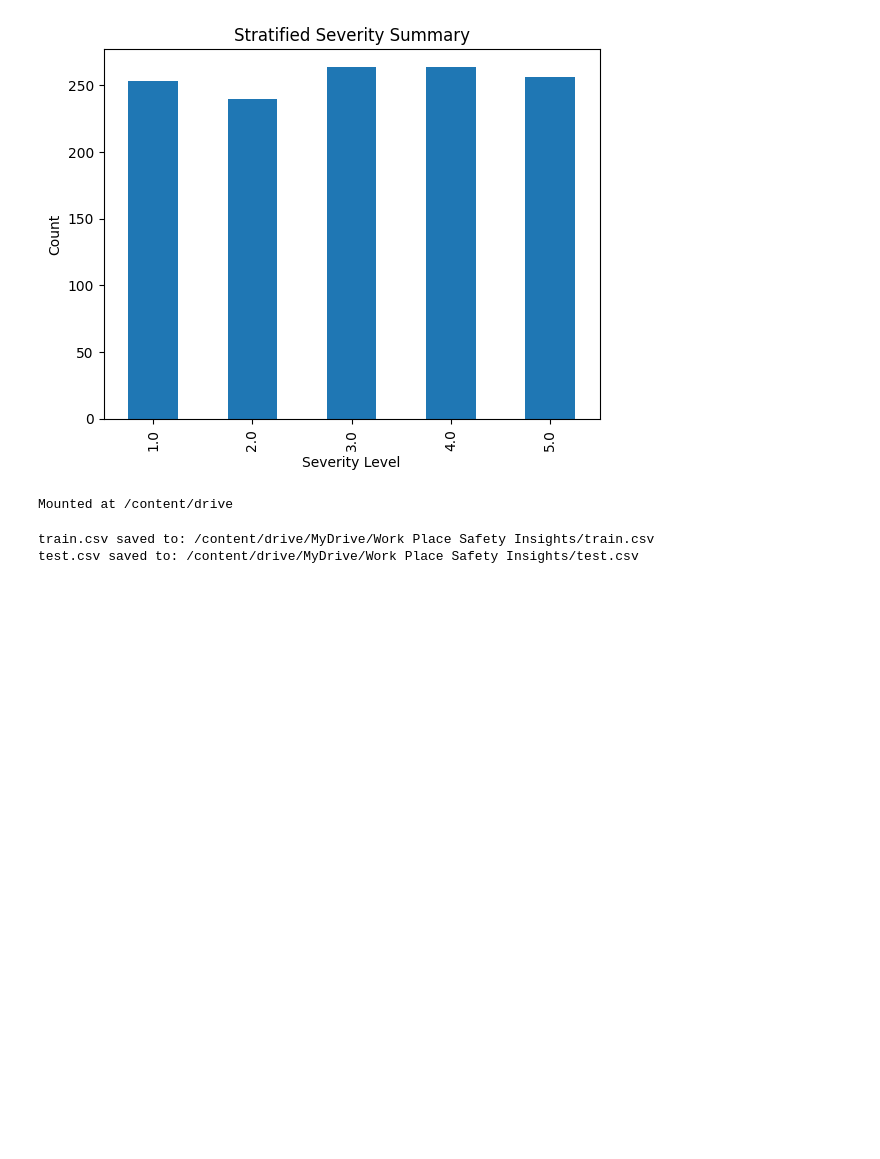
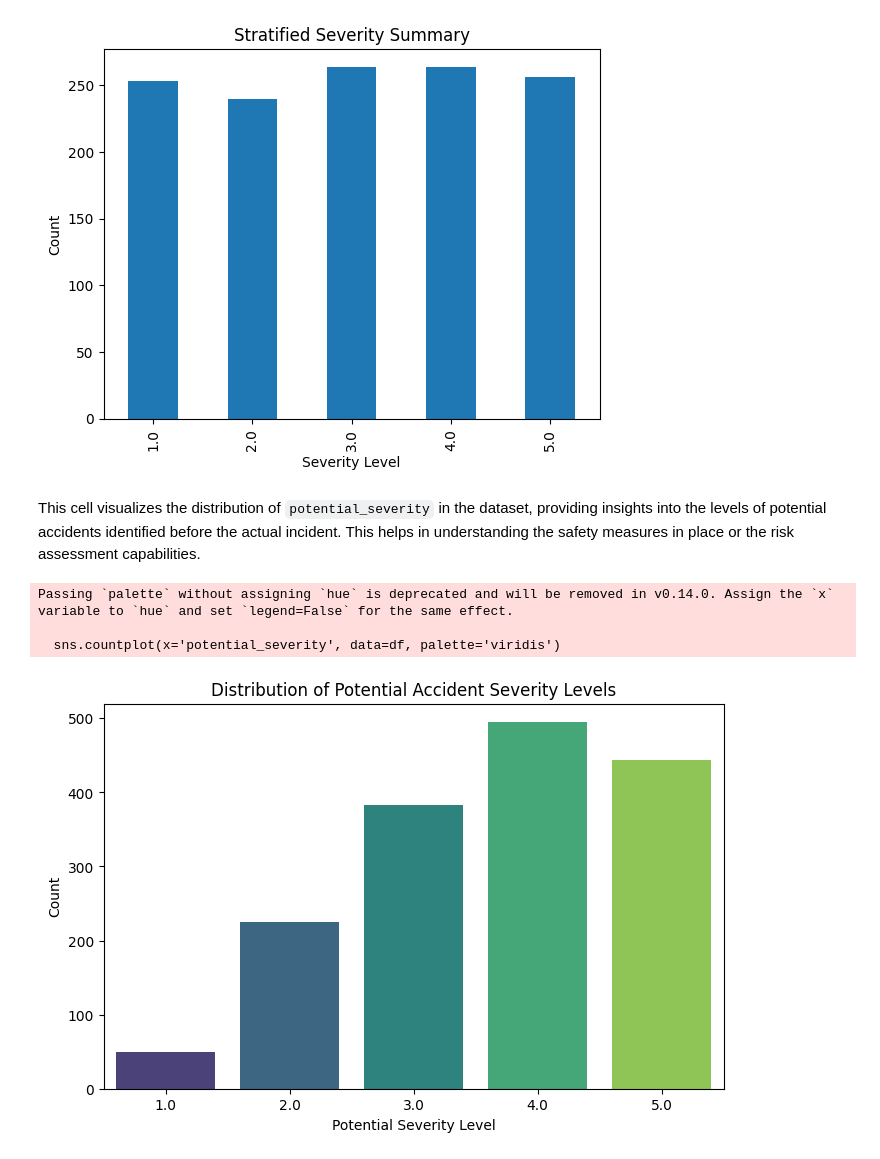
Before and after one commit to susara20010420/Workplace-Safety-Insights-from-the-Industrial-Safety-Health-Analytics-Dataset, a Jupyter notebook: v3_EDA_Balancing_Methodology.ipynb, the cells around one changed output. Saved outputs shown, nothing was run; the diff lists cells and outputs as text; code cells hidden in the pictures; blank space fills up the shorter version.

```diff
--- a/v3_EDA_Balancing_Methodology.ipynb
+++ b/v3_EDA_Balancing_Methodology.ipynb
@@ -141,26 +160,18 @@ severity
 4.0         264            0.318182
 5.0         256            0.000000
 [figure]
-# %%
-from google.colab import drive
-drive.mount('/content/drive')
-# %% [output]
-Mounted at /content/drive
-# %%
-# Define the path in your Google Drive where you want to save the files
-drive_path = '/content/drive/MyDrive/Work Place Safety Insights/'
-
-
-# Create the directory if it doesn't exist
-import os
-os.makedirs(drive_path, exist_ok=True)
-
-# Save the train and test dataframes to CSV files
-train_df.to_csv(os.path.join(drive_path, 'train.csv'), index=False)
-test_df.to_csv(os.path.join(drive_path, 'test.csv'), index=False)
-
-print(f"train.csv saved to: {os.path.join(drive_path, 'train.csv')}")
-print(f"test.csv saved to: {os.path.join(drive_path, 'test.csv')}")
-# %% [output]
-train.csv saved to: /content/drive/MyDrive/Work Place Safety Insights/train.csv
-test.csv saved to: /content/drive/MyDrive/Work Place Safety Insights/test.csv
+# %% [markdown]
+This cell visualizes the distribution of `potential_severity` in the dataset, providing insights into the levels of potential accidents identified before the actual incident. This helps in understanding the safety measures in place or the risk assessment capabilities.
+# %%
+# Distribution of Potential Severity
+plt.figure(figsize=(8, 5))
+sns.countplot(x='potential_severity', data=df, palette='viridis')
+plt.title('Distribution of Potential Accident Severity Levels')
+plt.xlabel('Potential Severity Level')
+plt.ylabel('Count')
+plt.show()
+# %% [output]
+Passing `palette` without assigning `hue` is deprecated and will be removed in v0.14.0. Assign the `x` variable to `hue` and set `legend=False` for the same effect.
+
+  sns.countplot(x='potential_severity', data=df, palette='viridis')
+[figure, added]
```
Also changed, not shown: parts of 16 cells of this notebook.
